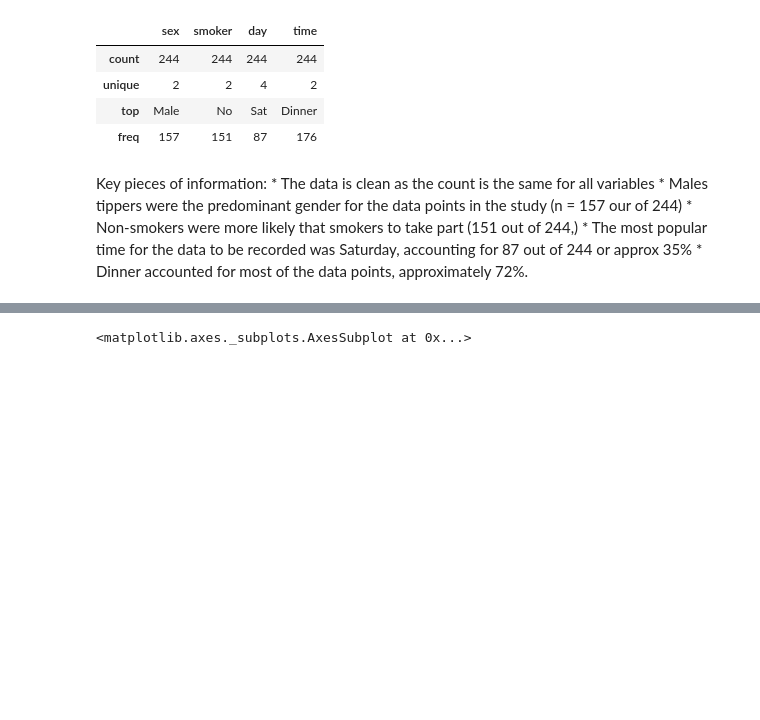
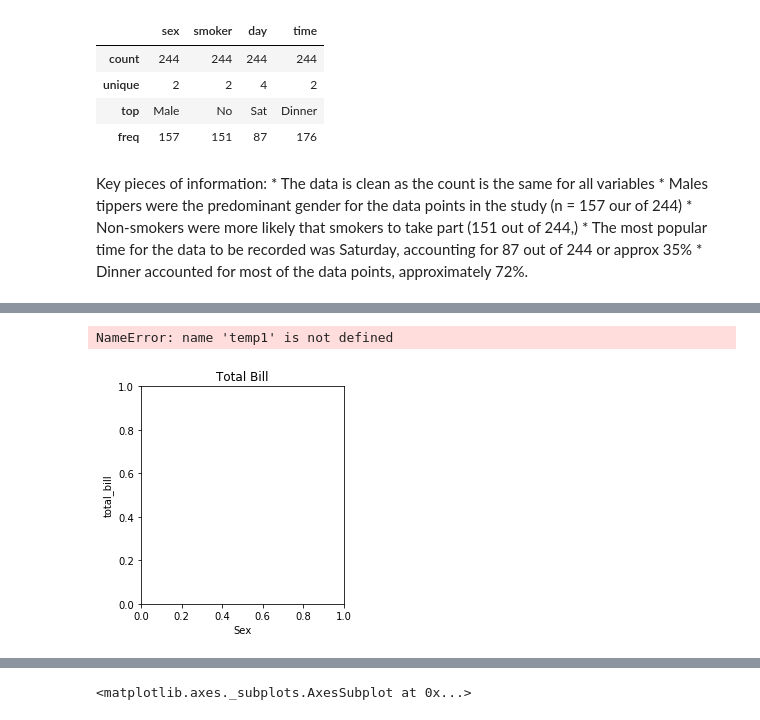
Before and after one commit to martinaobrien/FUNDAMENTALS-OF-DATA-ANALYSIS-Project-2019, a Jupyter notebook: Tips Dataset Assignment .ipynb, the cells around one changed output, grey strips where cells are left out. Drawn from its saved outputs; the diff is of its cells as text; code cells hidden in the pictures; blank space fills up the shorter version.

```diff
--- a/Tips Dataset Assignment .ipynb
+++ b/Tips Dataset Assignment .ipynb
@@ -153,0 +161,17 @@ Key pieces of information:
+# %%
+import matplotlib.pyplot as plt
+fig = plt.figure(figsize=(8,4))
+ax1 = fig.add_subplot(121)
+ax1.set_xlabel('Sex')
+ax1.set_ylabel('total_bill')
+ax1.set_title("Total Bill")
+temp1.plot(kind='bar')
+
+ax2 = fig.add_subplot(122)
+temp2.plot(kind = 'bar')
+ax2.set_xlabel('sex')
+ax2.set_ylabel('tips')
+ax2.set_title("Amount of tip given")
+# %% [output]
+NameError: name 'temp1' is not defined
+[figure, added]
```
Also changed, not shown: parts of 11 cells of this notebook.
